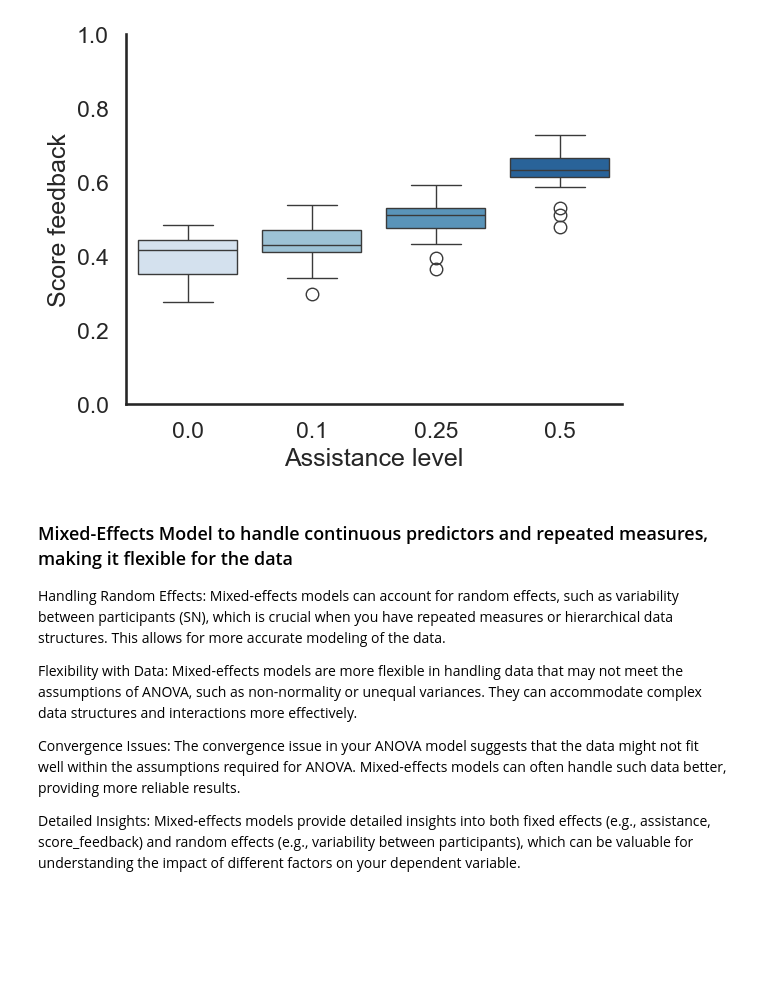
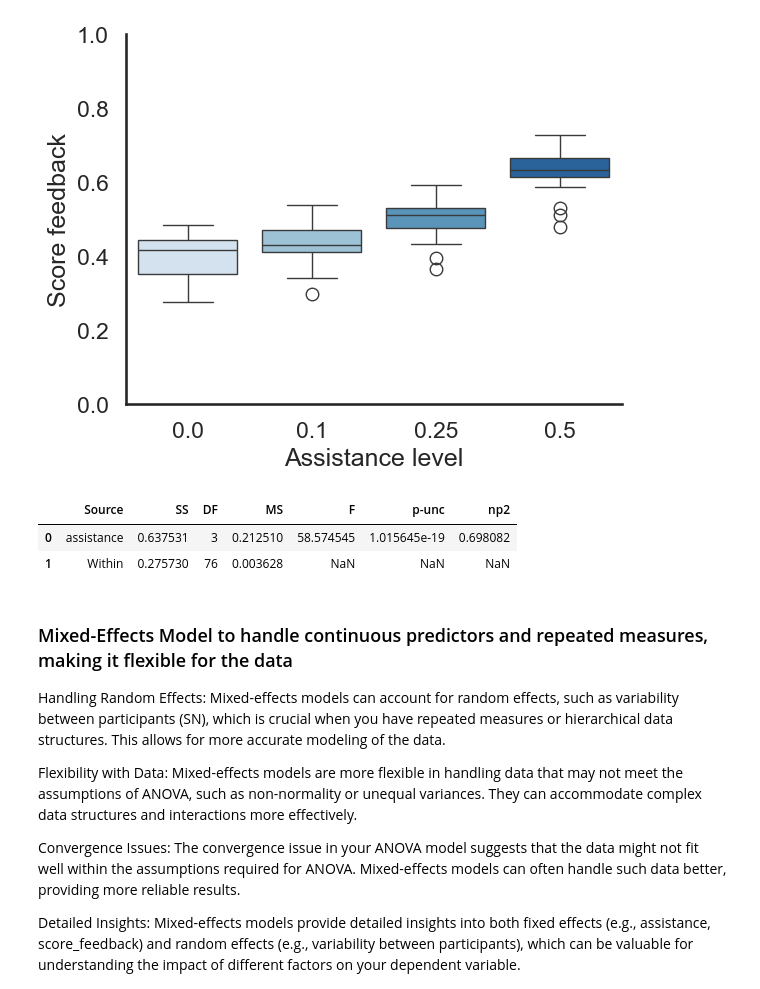
Before and after one commit to brocbacq/Thesis_analysis, a Jupyter notebook: analysis_normalized.ipynb, the cells around one changed output. Saved outputs shown, nothing was run; the diff lists cells and outputs as text; code cells hidden in the pictures; blank space fills up the shorter version.

```diff
--- a/analysis_normalized.ipynb
+++ b/analysis_normalized.ipynb
@@ -376,6 +402,13 @@ Passing `palette` without assigning `hue` is deprecated and will be removed in v
 
   plt = sns.boxplot(data=df_assis, x='assistance', y='score_feedback', palette="Blues")
 [figure]
+# %%
+# statistics on SoA between assistance
+pg.anova(data=df_assis, dv='score_feedback', between='assistance', detailed=True)
+# %% [output]
+|  | Source | SS | DF | MS | F | p-unc | np2 |
+| 0 | assistance | 0.637531 | 3 | 0.212510 | 58.574545 | 1.015645e-19 | 0.698082 |
+| 1 | Within | 0.275730 | 76 | 0.003628 | NaN | NaN | NaN |
 # %% [markdown]
 ### Mixed-Effects Model to handle continuous predictors and repeated measures, making it flexible for the data
 
```
Also changed, not shown: parts of 2 cells of this notebook.
